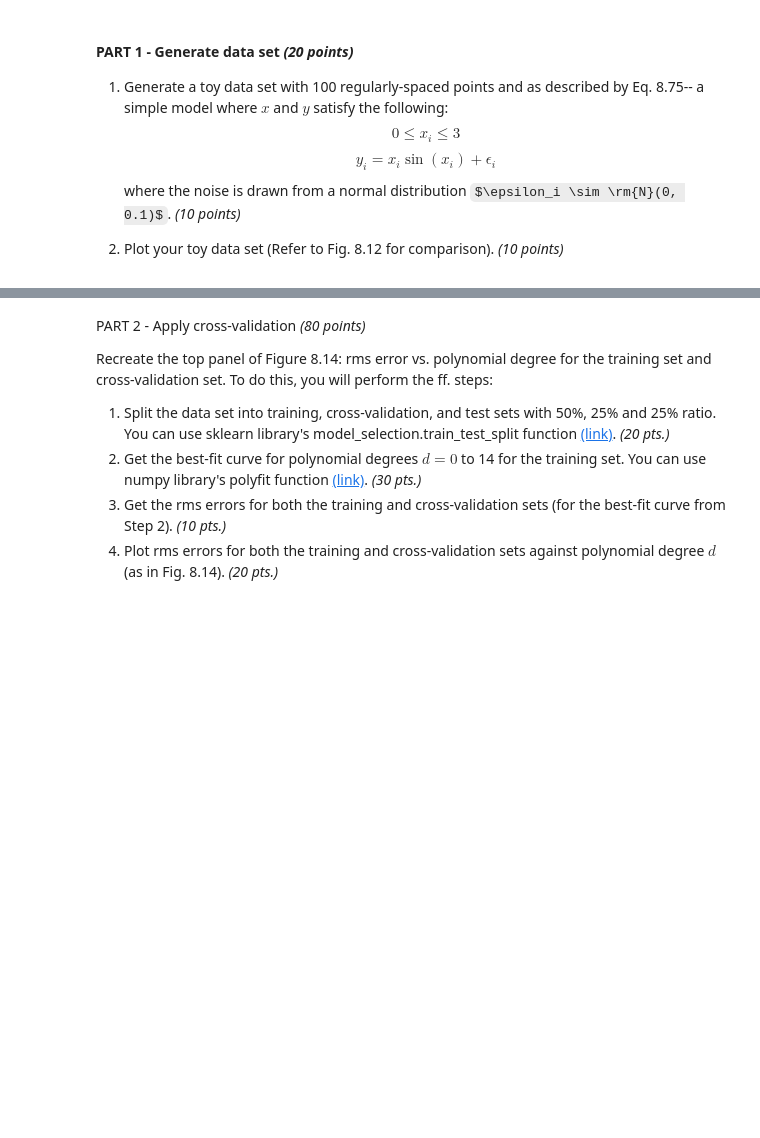
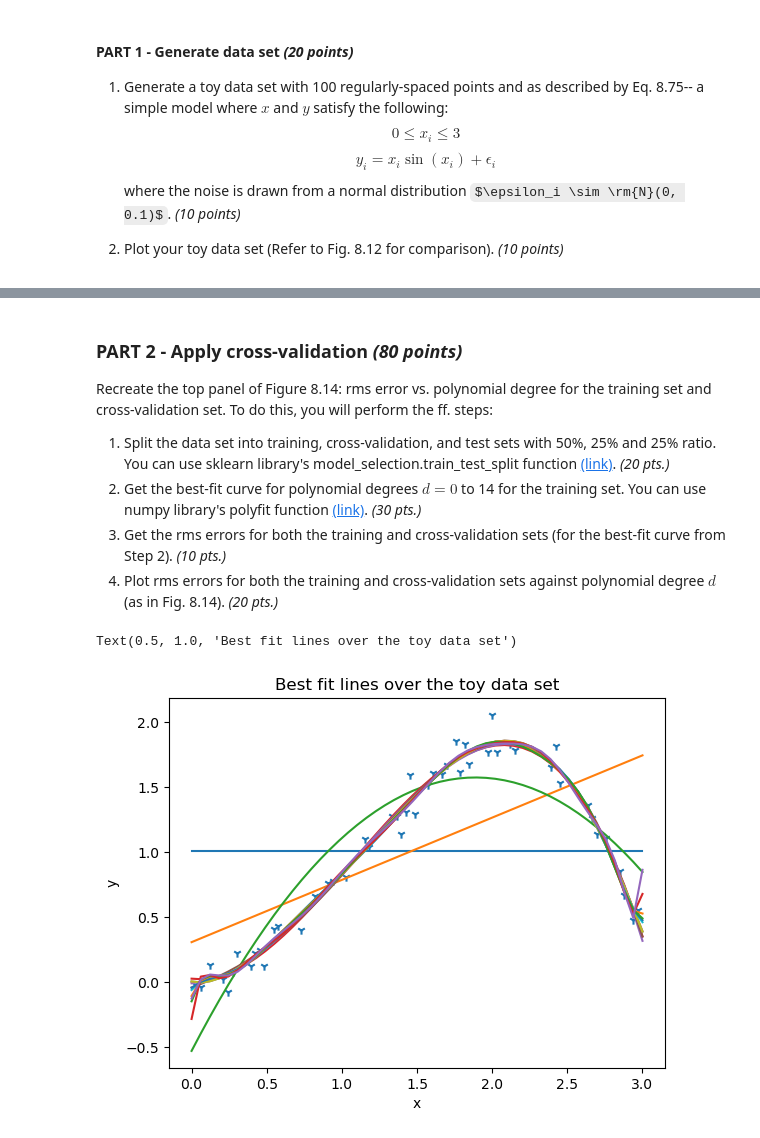
Before and after one commit to davidsaurus/AP_157_Lab, a Jupyter notebook: Daffon_AP157_lab_assignment_A1.ipynb, the cells around one changed output, grey strips where cells are left out. Drawn from its saved outputs; the diff is of its cells as text; code cells hidden in the pictures; some formulas as TeX source; blank space fills up the shorter version.

```diff
--- a/Daffon_AP157_lab_assignment_A1.ipynb
+++ b/Daffon_AP157_lab_assignment_A1.ipynb
@@ -70,5 +76,5 @@ Text(0, 0.5, 'y')
 # %% [markdown]
-PART 2 - Apply cross-validation *(80 points)*
+### PART 2 - Apply cross-validation *(80 points)*
 
 Recreate the top panel of Figure 8.14: rms error vs. polynomial degree for the training set and cross-validation set. To do this, you will perform the ff. steps:
 
@@ -81,0 +88,16 @@ x_testf, x_cvad, y_testf, y_cvad = model_selection.train_test_split(x_testi, y_t
+# %%
+polyline = np.linspace(0, 3, 50) # creating linspace with same dimensions as training data set (50% of 100 data points)
+model_array = [] # empty list for storing iteration results
+
+for i in np.arange(0, 15, 1): # creating  best fit curves from degree 0 to 14 using a for loop for efficiency
+  model = np.poly1d(np.polyfit(x_train, y_train, i))
+  model_array.append(model(polyline))
+  plt.plot(polyline, model_array[i])
+
+plt.scatter(x_train, y_train, marker="1") # plotting
+plt.xlabel('x')
+plt.ylabel('y')
+plt.title('Best fit lines over the toy data set')
+# %% [output]
+Text(0.5, 1.0, 'Best fit lines over the toy data set')
+[figure, added]
```
Also changed, not shown: parts of 16 cells of this notebook.
